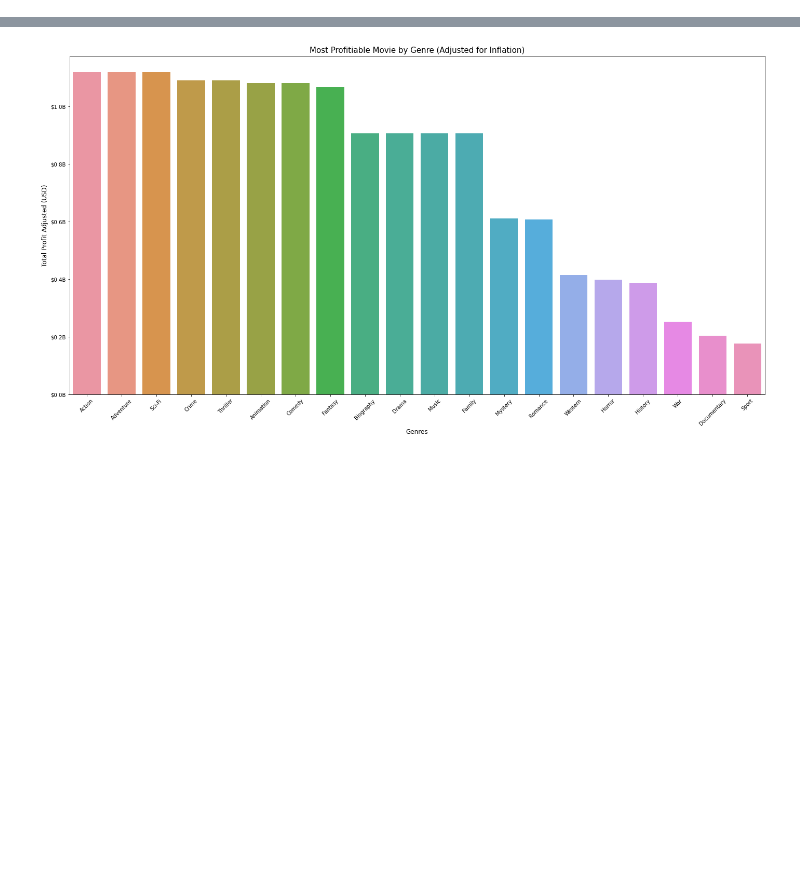
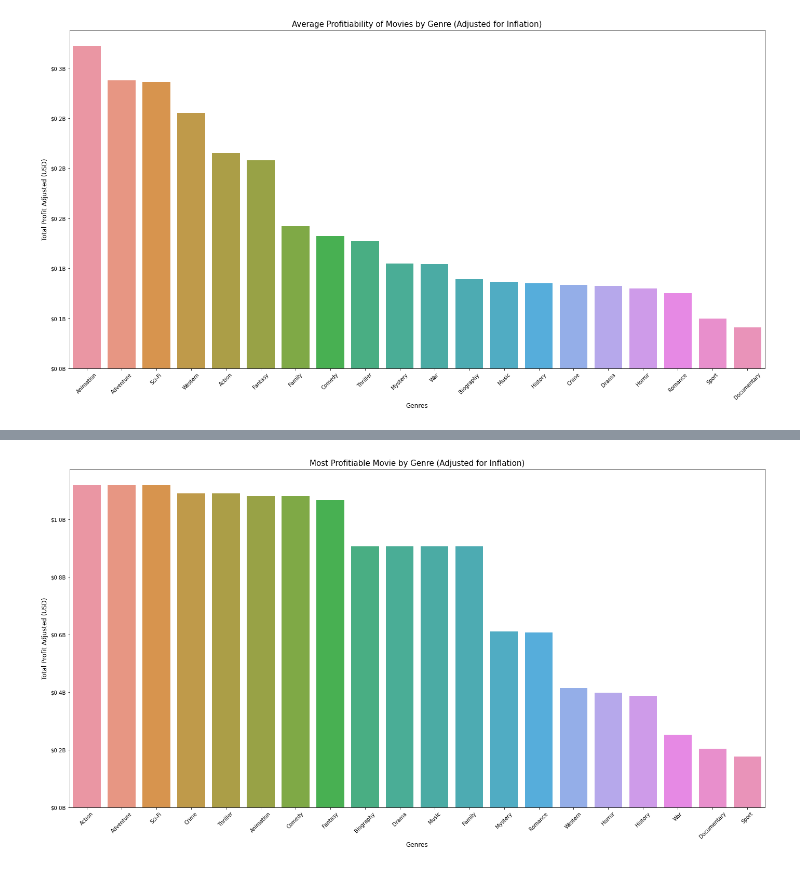
Before and after one commit to SpaceMonkey0453/Phase1_Project, a Jupyter notebook: Jonathan/dsc-phase-1-project-v2-4-master/Jonathan Notebook.ipynb, the cells around one changed output, grey strips where cells are left out. Saved outputs shown, nothing was run; the diff lists cells and outputs as text; code cells hidden in the pictures; blank space fills up the shorter version.

Commit message:
Added mean graphs

```diff
--- a/Jonathan/dsc-phase-1-project-v2-4-master/Jonathan Notebook.ipynb
+++ b/Jonathan/dsc-phase-1-project-v2-4-master/Jonathan Notebook.ipynb
@@ -61,5 +61,28 @@ movies_gross_positive = movies_gross[movies_gross['profit'] > 0]
 # %%
 movies_gross_positive = movies_gross_positive.assign(genres = movies_gross_positive['genres'].str.split(','))
 movies_gross_positive = movies_gross_positive.explode('genres')
+movies_gross_negative = movies_gross_negative.assign(genres = movies_gross_negative['genres'].str.split(','))
+movies_gross_negative = movies_gross_negative.explode('genres')
+
 profit_by_genre = movies_gross_positive.groupby('genres')['profit_adjusted'].sum().reset_index()
 max_by_genre = movies_gross_positive.groupby('genres')['profit_adjusted'].max().reset_index()
+Mean_by_genre_pos = movies_gross_positive.groupby('genres')['profit_adjusted'].mean().reset_index()
+Mean_by_genre_neg = movies_gross_negative.groupby('genres')['profit_adjusted'].mean().reset_index()
+count_by_genre = movies_gross_positive.groupby('genres')['profit_adjusted'].count().reset_index()
+# %%
+import matplotlib.ticker as ticker
+
+Mean_by_genre_pos = Mean_by_genre_pos.sort_values(by='profit_adjusted',ascending=False)
+fig, ax = plt.subplots(figsize=(24,12))
+sns.barplot(x='genres', y='profit_adjusted', data=Mean_by_genre_pos, ax=ax)
+
+formatter = ticker.FuncFormatter(lambda x, pos: '$%1.1fB' % (x * 1e-9))
+ax.yaxis.set_major_formatter(formatter)
+ax.set_xlabel("Genres", size=12)
+ax.set_ylabel("Total Profit Adjusted (USD)", size=12)
+ax.set_title("Average Profitiability of Movies by Genre (Adjusted for Inflation)", size=15)
+ax.set_xticklabels(ax.get_xticklabels(), rotation=45)
+
+plt.savefig('mean_by_genre_pos.jpg', format='jpg')
+# %% [output]
+[figure, added]
```
Also changed, not shown: parts of 2 cells of this notebook, 2 other files.
